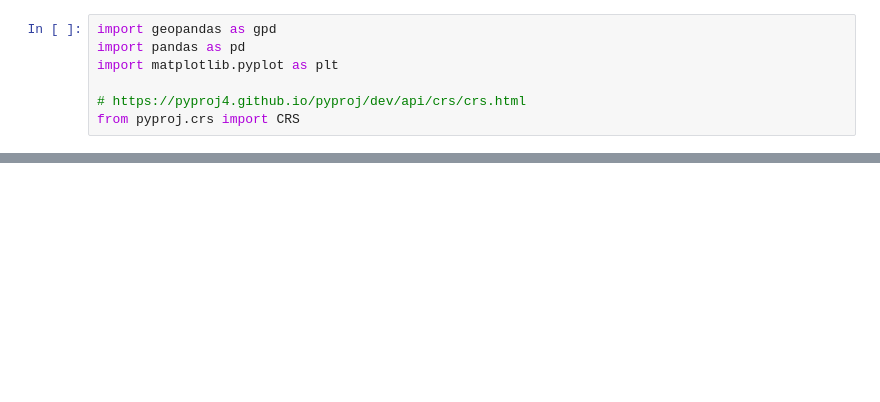
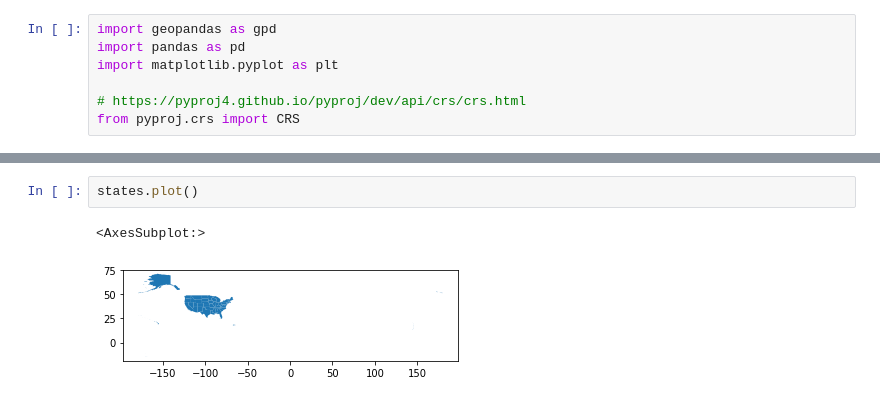
Before and after one commit to carmengg/eds-220-book, a Jupyter notebook: drafts-lectures/lesson-11-census-shapefile.ipynb, the cells around one changed output, grey strips where cells are left out. Drawn from its saved outputs; the diff is of its cells as text; blank space fills up the shorter version.

```diff
--- a/drafts-lectures/lesson-11-census-shapefile.ipynb
+++ b/drafts-lectures/lesson-11-census-shapefile.ipynb
@@ -105,0 +92,5 @@ Name: x, dtype: int64
+# %%
+states.plot()
+# %% [output]
+<AxesSubplot:>
+[figure, added]
```
Also changed, not shown: parts of 18 cells of this notebook, 1 other file.
